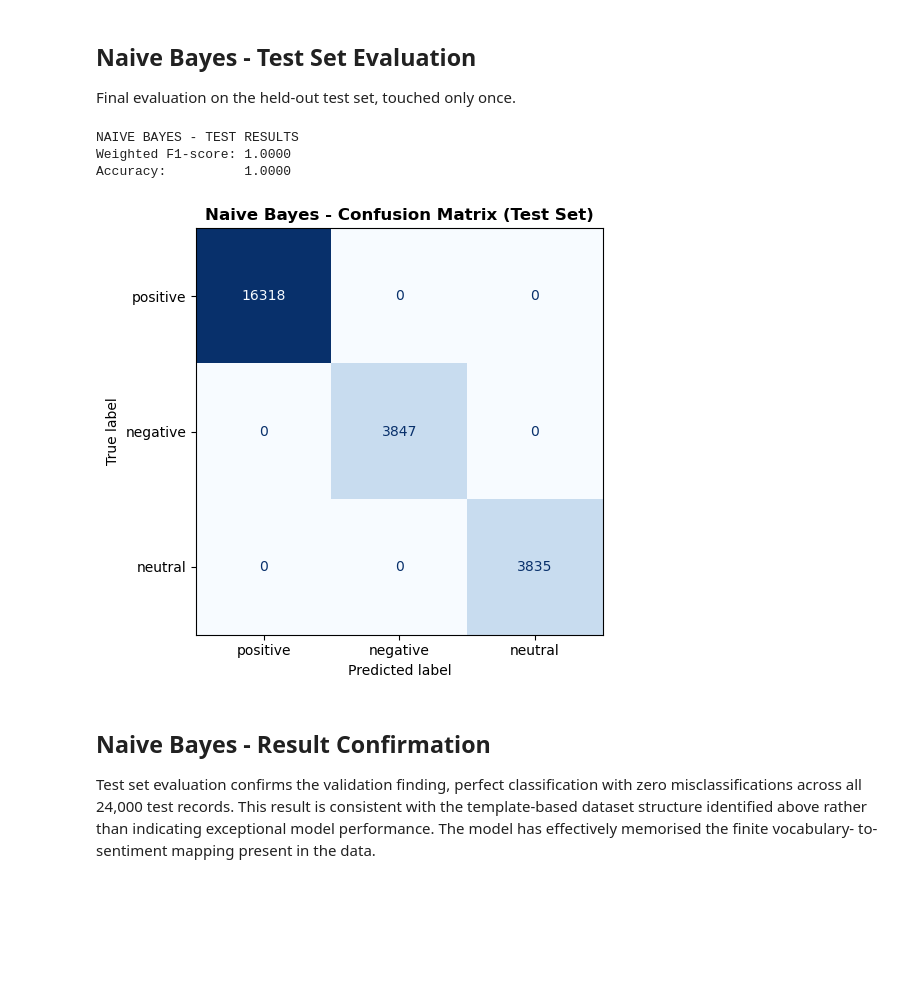
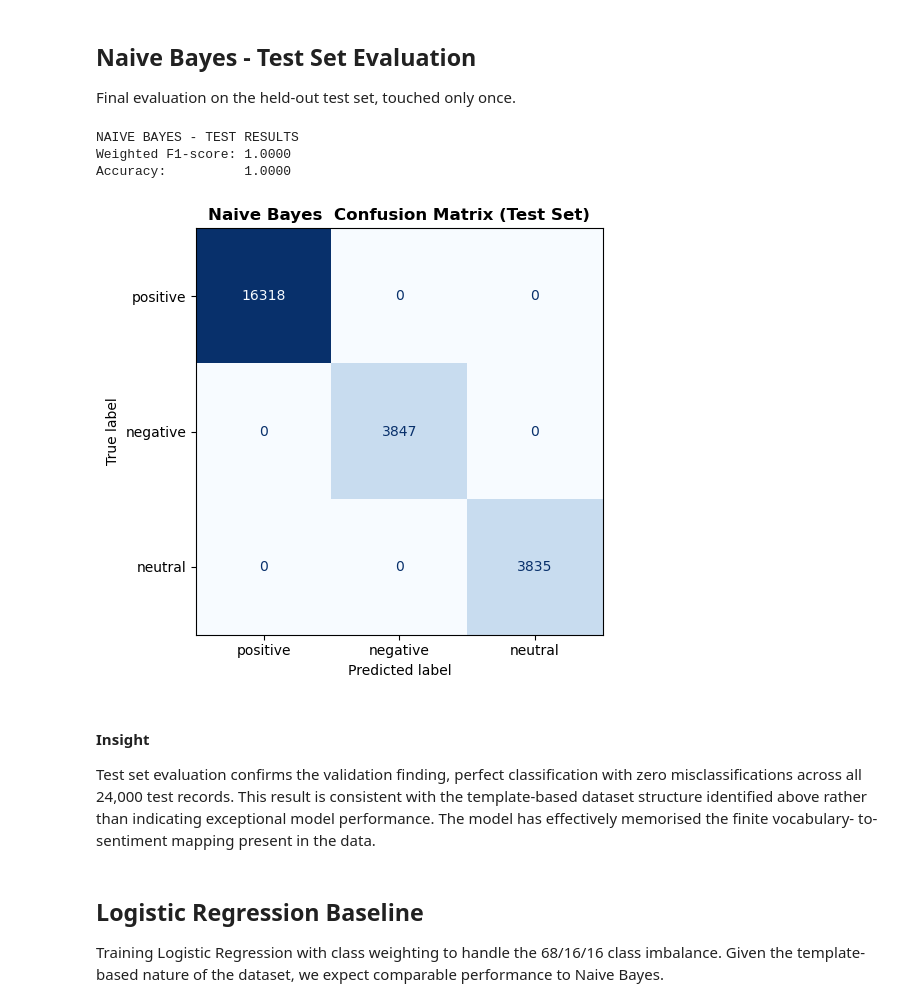
Before and after one commit to AishatOlisa/shopease-sentiment-analysis, a Jupyter notebook: notebooks/07_classical_nlp_modelling.ipynb, the cells around one changed output. Cells and saved outputs as stored; diff of their text form; code cells hidden in the pictures; blank space fills up the shorter version.

```diff
--- a/notebooks/07_classical_nlp_modelling.ipynb
+++ b/notebooks/07_classical_nlp_modelling.ipynb
@@ -242,31 +242,31 @@ Final evaluation on the held-out test set, touched only once.
 # %%
 nb_test_pred = nb_model.predict(X_test)
 
 nb_test_f1 = f1_score(y_test, nb_test_pred, average='weighted')
 nb_test_acc = accuracy_score(y_test, nb_test_pred)
 
 print("NAIVE BAYES - TEST RESULTS")
 print(f"Weighted F1-score: {nb_test_f1:.4f}")
 print(f"Accuracy:          {nb_test_acc:.4f}")
 
 # Confusion matrix
 fig, ax = plt.subplots(figsize=(6, 5))
 cm = confusion_matrix(y_test, nb_test_pred, labels=['positive', 'negative', 'neutral'])
 disp = ConfusionMatrixDisplay(confusion_matrix=cm, display_labels=['positive', 'negative', 'neutral'])
 disp.plot(ax=ax, cmap='Blues', colorbar=False)
-ax.set_title('Naive Bayes - Confusion Matrix (Test Set)', fontsize=12, fontweight='bold')
+ax.set_title('Naive Bayes  Confusion Matrix (Test Set)', fontsize=12, fontweight='bold')
 
 plt.tight_layout()
 plt.savefig(os.path.join(FIGURES_PATH, 'nb_confusion_matrix.png'),
             dpi=150, bbox_inches='tight')
 plt.show()
 # %% [output]
 NAIVE BAYES - TEST RESULTS
 Weighted F1-score: 1.0000
 Accuracy:          1.0000
-[figure, old version]
+[figure, new version]
 # %% [markdown]
-## Naive Bayes - Result Confirmation
+#### Insight
 
 Test set evaluation confirms the validation finding, perfect
 classification with zero misclassifications across all 24,000 test
@@ -274,3 +274,8 @@ records. This result is consistent with the template-based dataset
 structure identified above rather than indicating exceptional model
 performance. The model has effectively memorised the finite vocabulary-
 to-sentiment mapping present in the data.
+# %% [markdown]
+## Logistic Regression Baseline
+Training Logistic Regression with class weighting to handle the
+68/16/16 class imbalance. Given the template-based nature of the
+dataset, we expect comparable performance to Naive Bayes.
```
Also changed, not shown: parts of 6 cells of this notebook, 1 other file.
